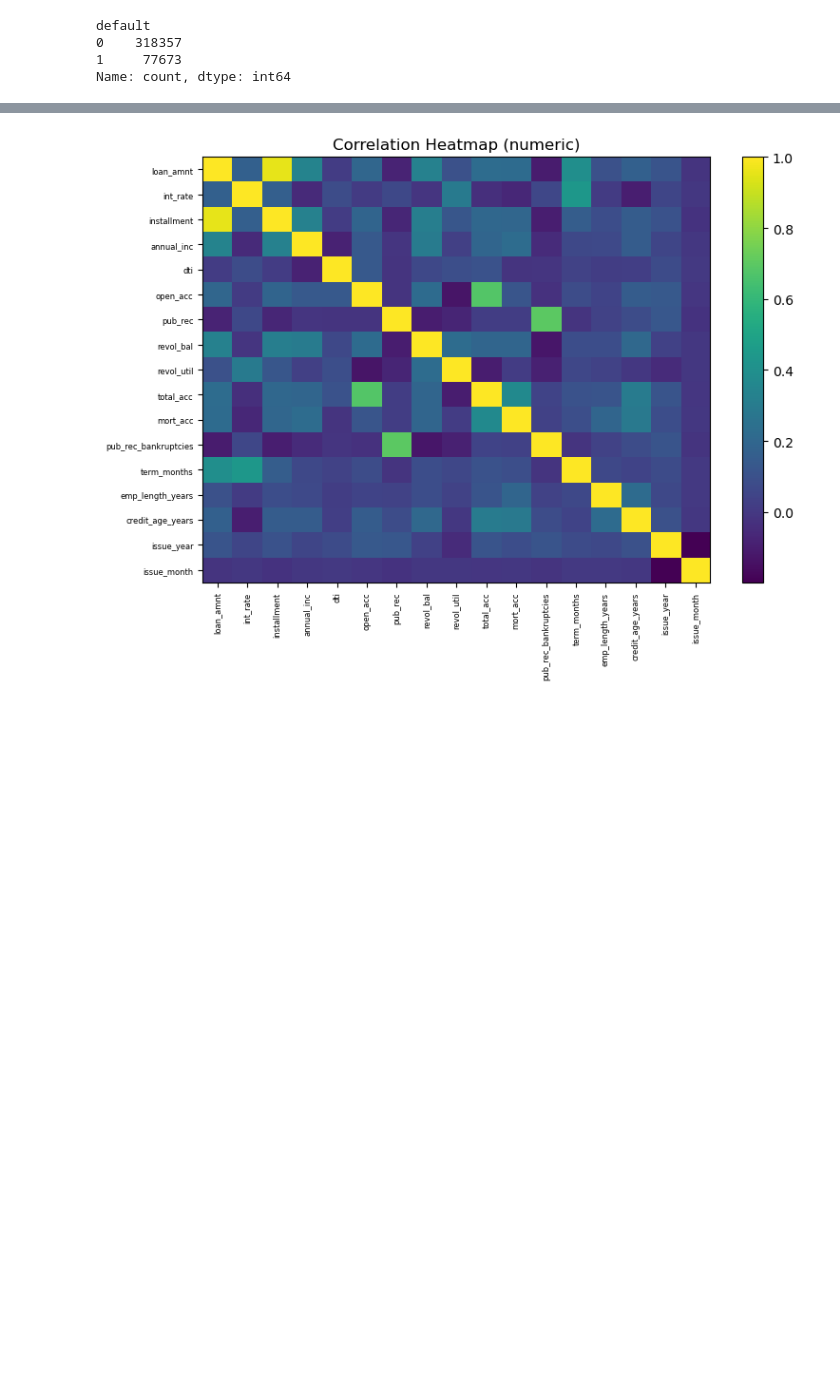
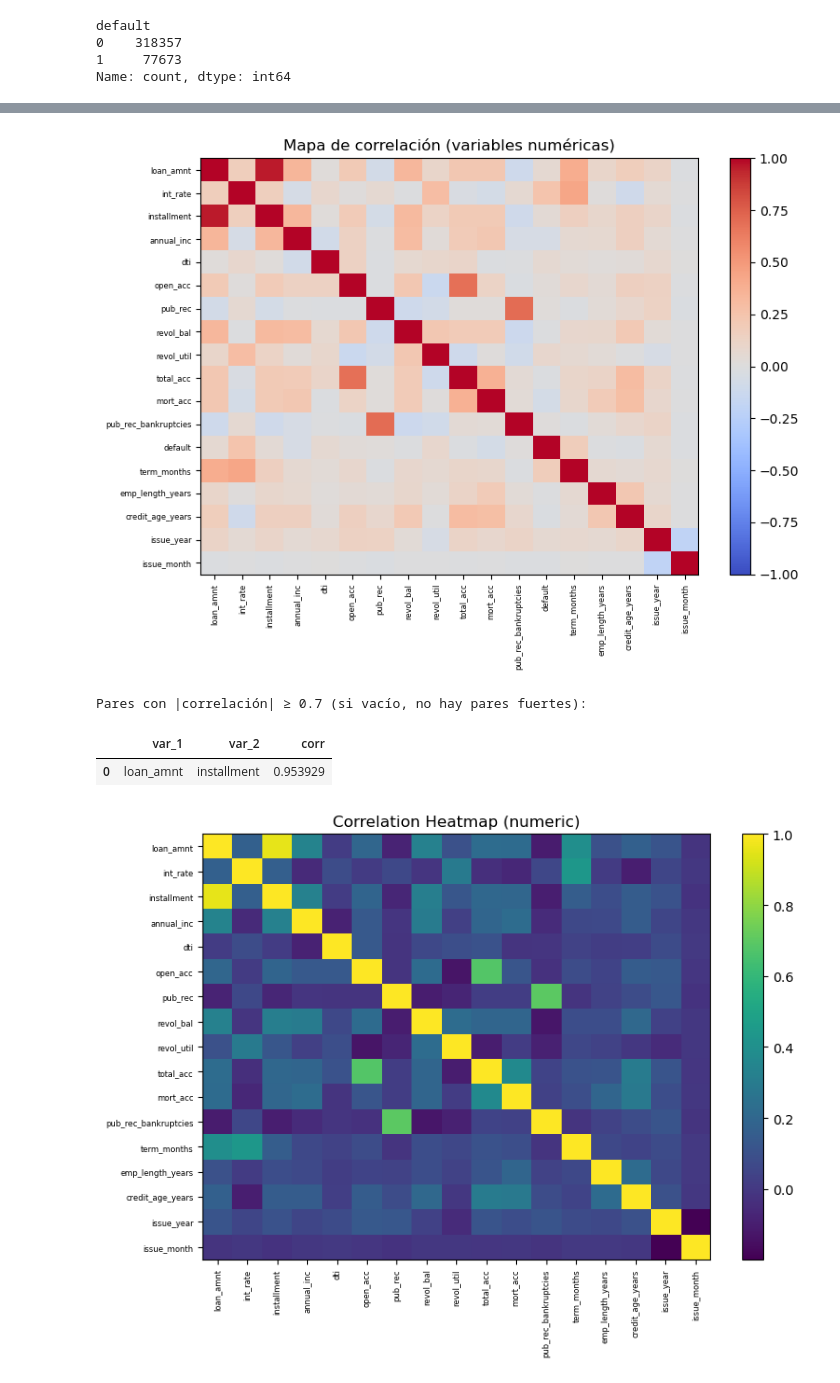
Before and after one commit to Gabriels114/lendingclub-risk-analysis-cuc, a Jupyter notebook: LendingClub_Default_Prediction.ipynb, the cells around one changed output, grey strips where cells are left out. Drawn from its saved outputs; the diff is of its cells as text; code cells hidden in the pictures; blank space fills up the shorter version.

```diff
--- a/LendingClub_Default_Prediction.ipynb
+++ b/LendingClub_Default_Prediction.ipynb
@@ -160,3 +452,50 @@ Name: count, dtype: int64
+# %%
+# Imputación temporal de medianas para correlación
+num_cols = df_model.select_dtypes(include=[np.number]).columns.tolist()
+num_df = df_model[num_cols].copy()
+for c in num_cols:
+    if num_df[c].isna().any():
+        num_df[c] = num_df[c].fillna(num_df[c].median())
+
+# Matriz de correlación
+corr = num_df.corr(numeric_only=True)
+
+# Heatmap simple con matplotlib
+plt.figure(figsize=(8, 6))
+im = plt.imshow(corr, aspect='auto', interpolation='nearest', cmap='coolwarm', vmin=-1, vmax=1)
+plt.colorbar(im)
+plt.title('Mapa de correlación (variables numéricas)')
+plt.xticks(range(len(corr.columns)), corr.columns, rotation=90, fontsize=6)
+plt.yticks(range(len(corr.index)), corr.index, fontsize=6)
+plt.tight_layout()
+plt.show()
+
+
+# Listar pares altamente correlacionados
+def top_pares_correlacion(corr_mat, umbral=0.7):
+    """
+    Retorna tabla de pares de variables con |correlación| >= umbral.
+    Evita duplicados y la diagonal.
+    """
+    pares = []
+    cols = corr_mat.columns
+    for i in range(len(cols)):
+        for j in range(i + 1, len(cols)):
+            r = corr_mat.iloc[i, j]
+            if abs(r) >= umbral:
+                pares.append((cols[i], cols[j], r))
+    out = pd.DataFrame(pares, columns=['var_1', 'var_2', 'corr']).sort_values(by='corr', key=np.abs, ascending=False)
+    return out
+
+
+pares_fuertes = top_pares_correlacion(corr, umbral=0.7)
+print("Pares con |correlación| ≥ 0.7 (si vacío, no hay pares fuertes):")
+pares_fuertes.head(20)
+# %% [output]
+[figure, added]
+Pares con |correlación| ≥ 0.7 (si vacío, no hay pares fuertes):
+|  | var_1 | var_2 | corr |
+| 0 | loan_amnt | installment | 0.953929 |
 # %%
 
 # Correlation heatmap (numeric only; be careful interpreting OHE features later)
```
Also changed, not shown: parts of 46 cells of this notebook, 3 other files.
